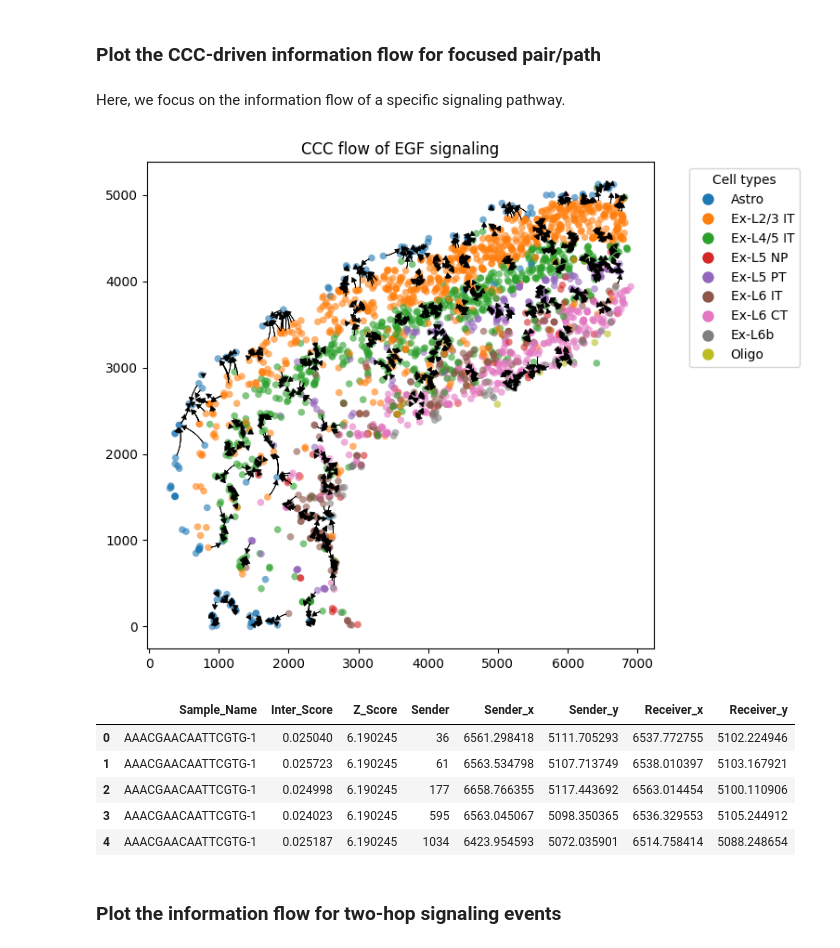
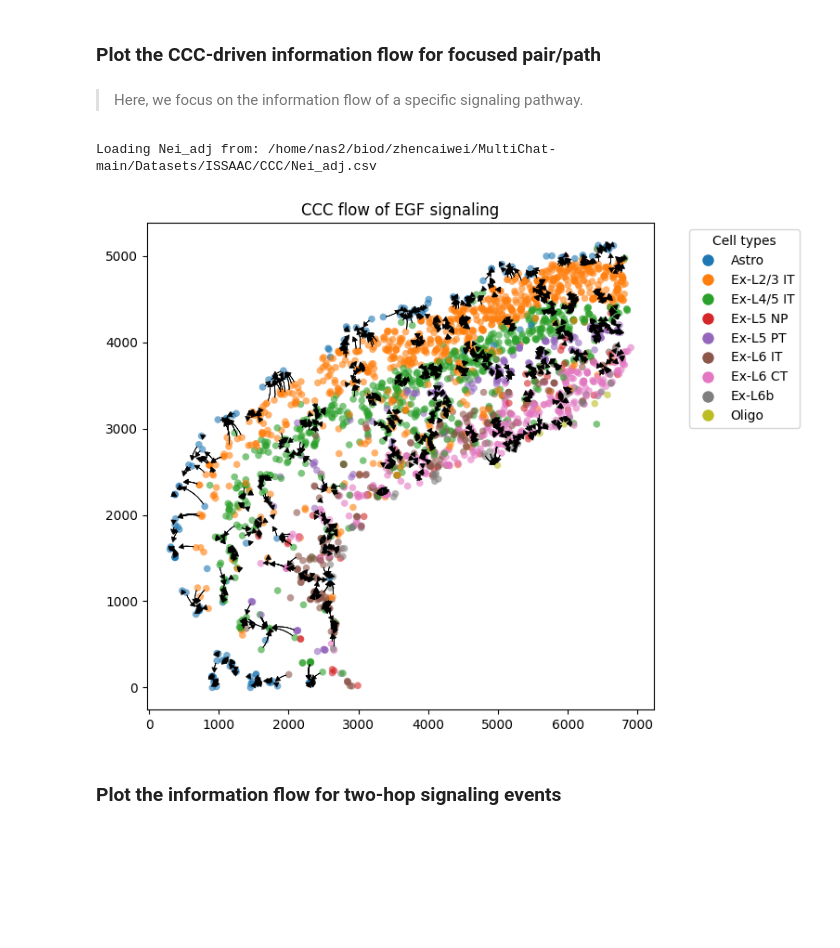
Before and after one commit to zcaiwei/MultiChat, a Jupyter notebook: Tutorial/run_MultiChat_on_ISSAAC.ipynb, the cells around one changed output. Cells and saved outputs as stored; diff of their text form; code cells hidden in the pictures; blank space fills up the shorter version.

Commit message:
Update R-TF-TG pipeline and visualization

```diff
--- a/Tutorial/run_MultiChat_on_ISSAAC.ipynb
+++ b/Tutorial/run_MultiChat_on_ISSAAC.ipynb
@@ -222,7 +267,6 @@ if __name__ == '__main__':
 # %% [markdown]
 **Identify single-cell level significant L–R pairs**
 # %%
-base_path = '/home/nas2/biod/zhencaiwei/MultiChat-main/Datasets/ISSAAC/' # replace with your own path
 background_inter_df = MC.tl.load_background_inter(base_path+'Bg_CCC/', file_pattern="LRI_module_strength_run_*.txt")
 background_inter_df.to_csv(base_path + 'Bg_CCC/LRI_module_strength_concat.txt', sep="\t", index=True)
 sample_inter_df = pd.read_csv(base_path+'CCC/LRI_module_strength.txt', sep='\t', index_col=0)
@@ -271,4 +311,0 @@ Therefore, we first identify significant L–R pairs with source and target anno
-# %%
-db = pd.read_csv(f'{base_path}inputs/LRpairDB_merge_filt1.csv', index_col=None, sep=',')
-cell_clus.rename(columns={'celltype': 'cell_type'}, inplace=True)
-MC.tl.sig_LR_with_source_target(base_path,db,cell_clus)
@@ -703,30 +599,2 @@ Significant_L->R->TF->TG paths saved to /home/nas2/biod/zhencaiwei/RegChatz_V2/D
 # %% [markdown]
 **Identify cell-type level significant L-R-TF-TG paths**
-# %%
-cell_clus = pd.read_csv(base_path+'inputs/celltype_info.csv', header=0, index_col=0, sep="\t")
-for gene_item in gene_interest_lst:
-    sig_path_file = base_path+'CCC/Stats_results/Significant_paths_'+gene_item+'.csv'
-    sample_ccc_file = base_path+'CCC/L_R_TF_TG/ligand_cascade_results/'+gene_item+'.csv'
-    if not os.path.exists(sig_path_file) or not os.path.exists(sample_ccc_file):
-        print(f"Skipping {gene_item}: Required files not found")
-        continue
-
-    try:
-        sig_path_pair = pd.read_csv(sig_path_file, header=0, sep=",")
-        sample_CCC_df = pd.read_csv(sample_ccc_file, sep=',', index_col=0)
-        sig_path_pair_celltype = MC.tl.Identify_significant_paths_celltype(
-            sig_path_pair, cell_clus, agg_method='mean')
-        merged = sample_CCC_df.join(cell_clus)
-        sample_CCC_ct_df = merged.groupby('celltype').mean()
-        sample_CCC_ct_df.index.name = None
-        vola_path_pair_celltype, vola_path_pair_celltype_vscore, vola_path_pair_celltype_bin, _ = \
-            MC.tl.Identify_volatile_paths_celltype(
-                sample_CCC_ct_df, threshold=0.1, method='ratio')
-
-        outs_path = base_path+'CCC/Stats_results/Significant_paths_ct_'+gene_item+'.csv'
-        sig_path_pair_celltype_concat = MC.tl.Identify_concat_paths_celltype(
-            sig_path_pair_celltype, vola_path_pair_celltype, outs_path)
-
-    except Exception as e:
-        print(f"Error processing {gene_item}: {str(e)}")
-        continue
@@ -750,12 +642,6 @@ sig_path_res_celltype.head()
 ## Part 3: Visualization
 # %% [markdown]
 ### Plot the communication strength
-# %%
-base_path = '/home/nas2/biod/zhencaiwei/MultiChat-main/Datasets/ISSAAC/' # replace with your own path
-LRI_score = pd.read_csv(base_path + 'CCC/LRI_module_strength.txt', sep='\t', index_col=0)
-ccc = pd.read_csv(base_path + 'CCC/L_R_TF_TG/ligand_cascade_results/Pdgfa.csv',index_col=0)
-cell_clus = pd.read_csv(base_path+'inputs/cell_type_info.csv', header=0, index_col=0, sep="\t")
-cell_loc = pd.read_csv(base_path+'inputs/Coord.csv', header=0, index_col=0, sep=",")
 # %%
 cell_clus.rename(columns={'celltype': 'cell_type'}, inplace=True) # Rename column to 'cell_type' to ensure consistency with downstream analysis functions
 cell_loc[['x', 'y']] = cell_loc[['y', 'x']] # Swap x and y columns to match the expected format for plotting functions
@@ -802,29 +688,21 @@ color_map = {
 coord_df = cell_loc.copy()
 coord_df['color'] = cell_clus['cell_type'].map(color_map)
 # %% [markdown]
-Here, we focus on the information flow of a specific signaling pathway.
+> Here, we focus on the information flow of a specific signaling pathway.
 # %%
 res_df = MC.pl.plot_ccc_flow_for_signaling(
     pathway_name='EGF',
-    Nei_adj=Nei_adj,
-    Sig_LR_path=base_path + 'CCC/Sig_Res/Significant_LRs.csv',
+    Sig_LR_path=base_path + 'CCC/Significant_LRs.csv',
     lr_with_pathway=lr_with_pathway,
     cell_clus=cell_clus,
     cell_loc=cell_loc,
     coord_df=coord_df,
-    color_map=color_map
+    color_map=color_map,
+    base_path=base_path
 )
 # %% [output]
+Loading Nei_adj from: /home/nas2/biod/zhencaiwei/MultiChat-main/Datasets/ISSAAC/CCC/Nei_adj.csv
-[figure, old version]
+[figure, new version]
-# %%
-res_df.head()
-# %% [output]
-|  | Sample_Name | Inter_Score | Z_Score | Sender | Sender_x | Sender_y | Receiver_x | Receiver_y |
-| 0 | AAACGAACAATTCGTG-1 | 0.025040 | 6.190245 | 36 | 6561.298418 | 5111.705293 | 6537.772755 | 5102.224946 |
-| 1 | AAACGAACAATTCGTG-1 | 0.025723 | 6.190245 | 61 | 6563.534798 | 5107.713749 | 6538.010397 | 5103.167921 |
-| 2 | AAACGAACAATTCGTG-1 | 0.024998 | 6.190245 | 177 | 6658.766355 | 5117.443692 | 6563.014454 | 5100.110906 |
-| 3 | AAACGAACAATTCGTG-1 | 0.024023 | 6.190245 | 595 | 6563.045067 | 5098.350365 | 6536.329553 | 5105.244912 |
-| 4 | AAACGAACAATTCGTG-1 | 0.025187 | 6.190245 | 1034 | 6423.954593 | 5072.035901 | 6514.758414 | 5088.248654 |
 # %% [markdown]
 ### Plot the information flow for two-hop signaling events
 # %% [markdown]
```
Also changed, not shown: parts of 65 cells of this notebook, 7 other files.
